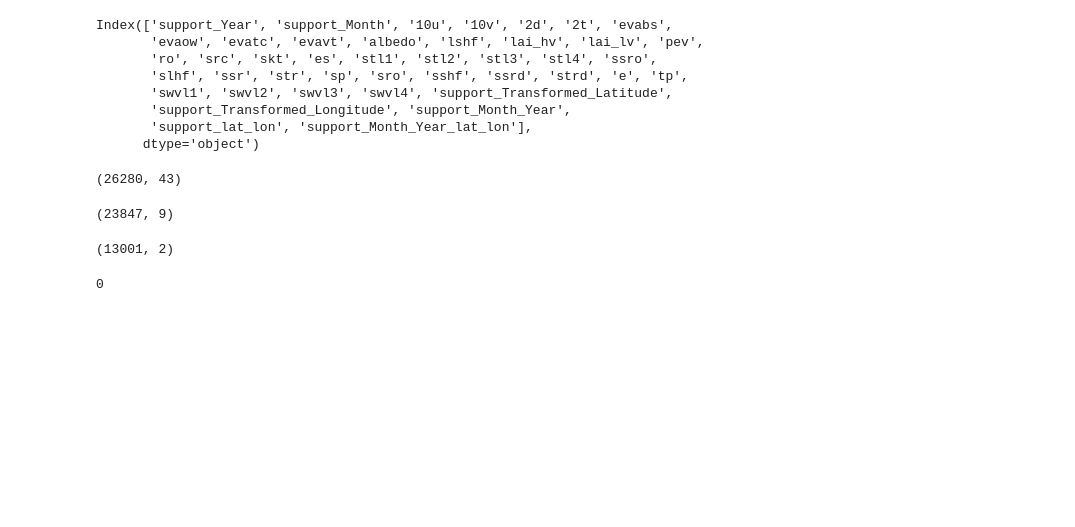
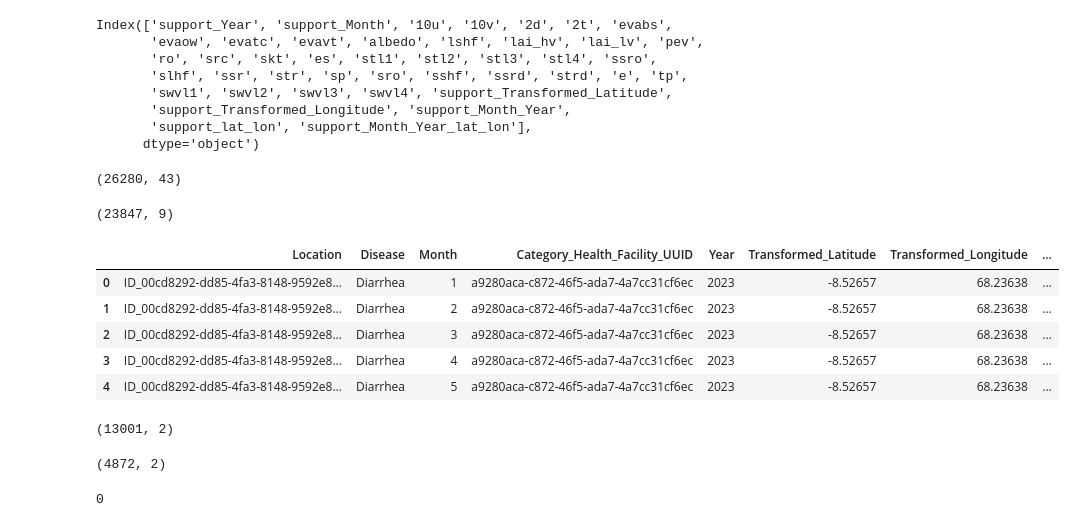
Before and after one commit to datamind-lab/Waterborne-Disease-Prediction, a Jupyter notebook: Data Merging.ipynb, the cells around one changed output. Cells and saved outputs as stored; diff of their text form; code cells hidden in the pictures; blank space fills up the shorter version.

```diff
--- a/Data Merging.ipynb
+++ b/Data Merging.ipynb
@@ -136,6 +137,15 @@ support_data.shape
 train.shape
 # %% [output]
 (23847, 9)
+# %%
+test.head()
+# %% [output]
+|  | Location | Disease | Month | Category_Health_Facility_UUID | Year | Transformed_Latitude | Transformed_Longitude | ... |
+| 0 | ID_00cd8292-dd85-4fa3-8148-9592e8... | Diarrhea | 1 | a9280aca-c872-46f5-ada7-4a7cc31cf6ec | 2023 | -8.52657 | 68.23638 | ... |
+| 1 | ID_00cd8292-dd85-4fa3-8148-9592e8... | Diarrhea | 2 | a9280aca-c872-46f5-ada7-4a7cc31cf6ec | 2023 | -8.52657 | 68.23638 | ... |
+| 2 | ID_00cd8292-dd85-4fa3-8148-9592e8... | Diarrhea | 3 | a9280aca-c872-46f5-ada7-4a7cc31cf6ec | 2023 | -8.52657 | 68.23638 | ... |
+| 3 | ID_00cd8292-dd85-4fa3-8148-9592e8... | Diarrhea | 4 | a9280aca-c872-46f5-ada7-4a7cc31cf6ec | 2023 | -8.52657 | 68.23638 | ... |
+| 4 | ID_00cd8292-dd85-4fa3-8148-9592e8... | Diarrhea | 5 | a9280aca-c872-46f5-ada7-4a7cc31cf6ec | 2023 | -8.52657 | 68.23638 | ... |
 # %%
 def find_nearest(hospital_df, location_df, lat_col, lon_col, id_col, month_col, year_col):
     nearest = {}
@@ -178,3 +190,7 @@ nearest_df.shape
 # %% [output]
 (13001, 2)
+# %%
+test_nearest_df.shape
+# %% [output]
+(4872, 2)
 # %%
```
Also changed, not shown: parts of 18 cells of this notebook.
